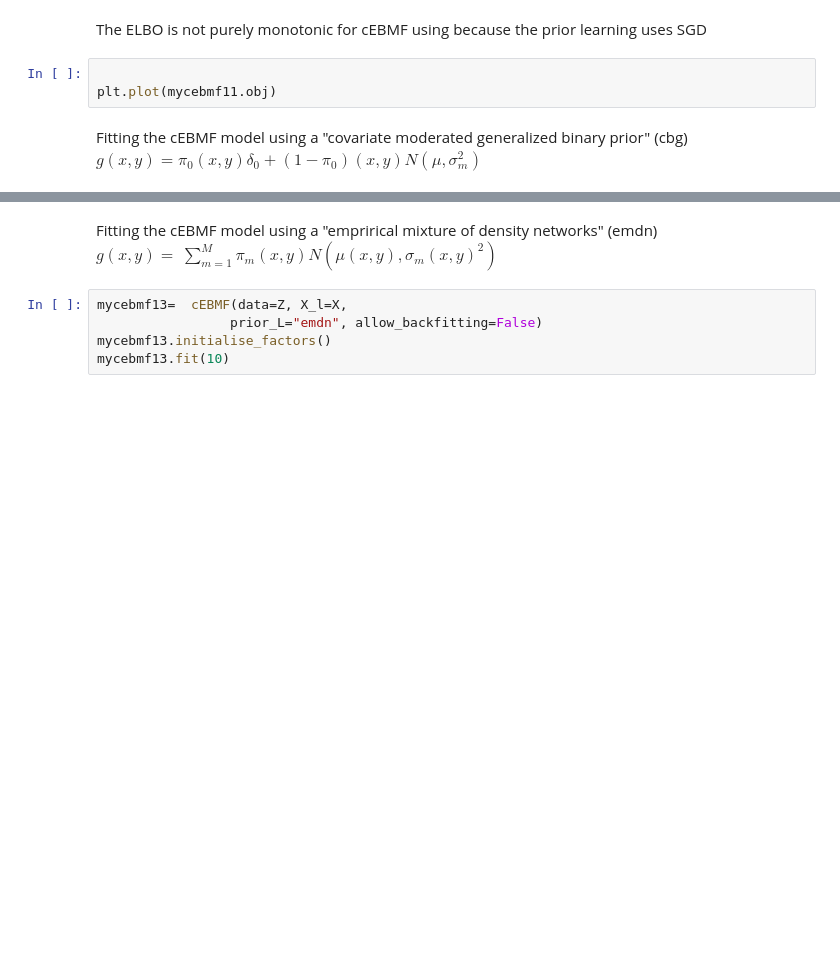
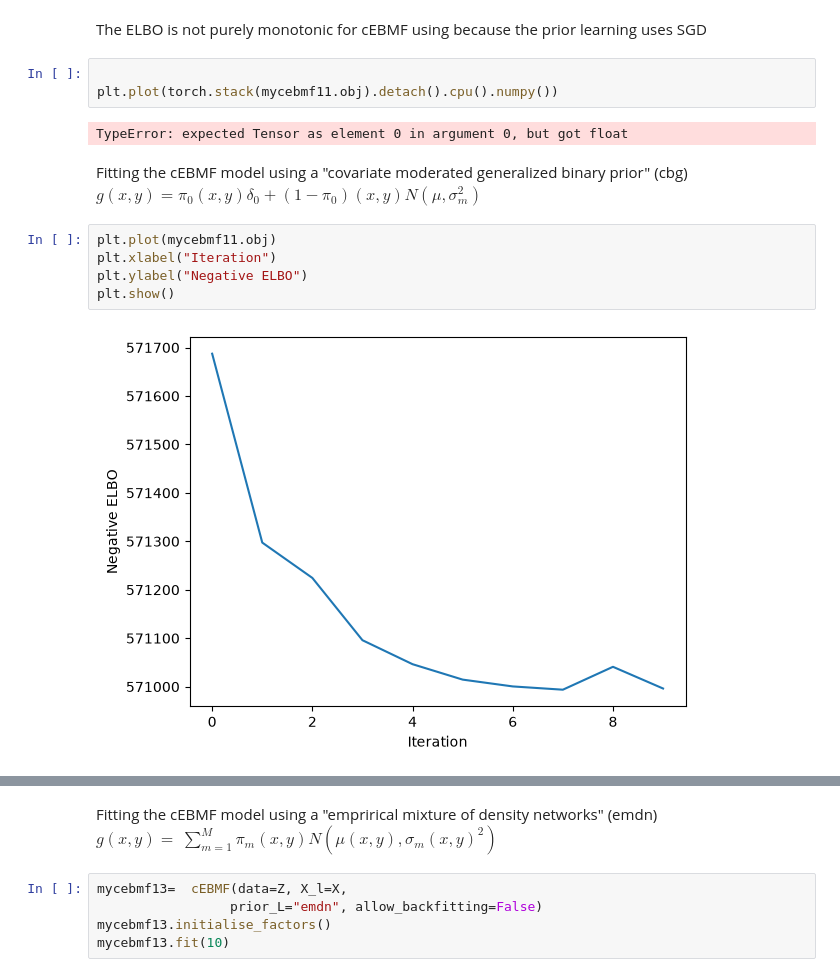
Before and after one commit to william-denault/cebmf_torch, a Jupyter notebook: examples/Tiled-clustering model.ipynb, the cells around one changed output, grey strips where cells are left out. Cells and saved outputs as stored; diff of their text form; blank space fills up the shorter version.

```diff
--- a/examples/Tiled-clustering model.ipynb
+++ b/examples/Tiled-clustering model.ipynb
@@ -178,9 +272,18 @@ mycebmf11.fit(10)
 The ELBO is not purely monotonic for cEBMF using because the prior learning uses SGD
 # %%
 
-plt.plot(mycebmf11.obj)
+plt.plot(torch.stack(mycebmf11.obj).detach().cpu().numpy())
+# %% [output]
+TypeError: expected Tensor as element 0 in argument 0, but got float
 # %% [markdown]
 Fitting the cEBMF model using a "covariate moderated generalized binary prior" (cbg) $ g(x,y) = \pi_0(x,y) \delta_0 + (1-\pi_0) (x,y) N(\mu, \sigma_m^2)  $
+# %%
+plt.plot(mycebmf11.obj)
+plt.xlabel("Iteration")
+plt.ylabel("Negative ELBO")
+plt.show()
+# %% [output]
+[figure, added]
 # %%
 mycebmf12=  cEBMF(data=Z, X_l=X,
                  prior_L="cgb" , allow_backfitting=False)
```
Also changed, not shown: parts of 14 cells of this notebook, 1 other file.
